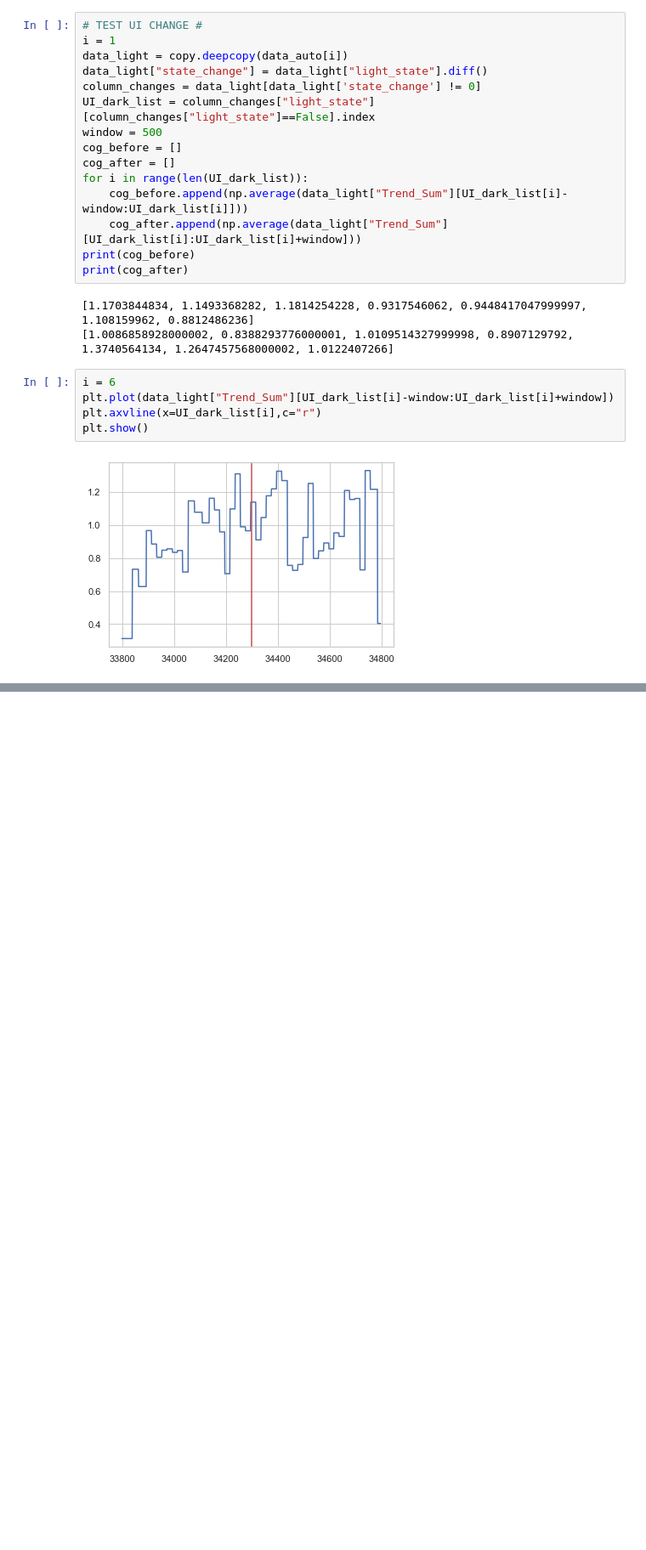
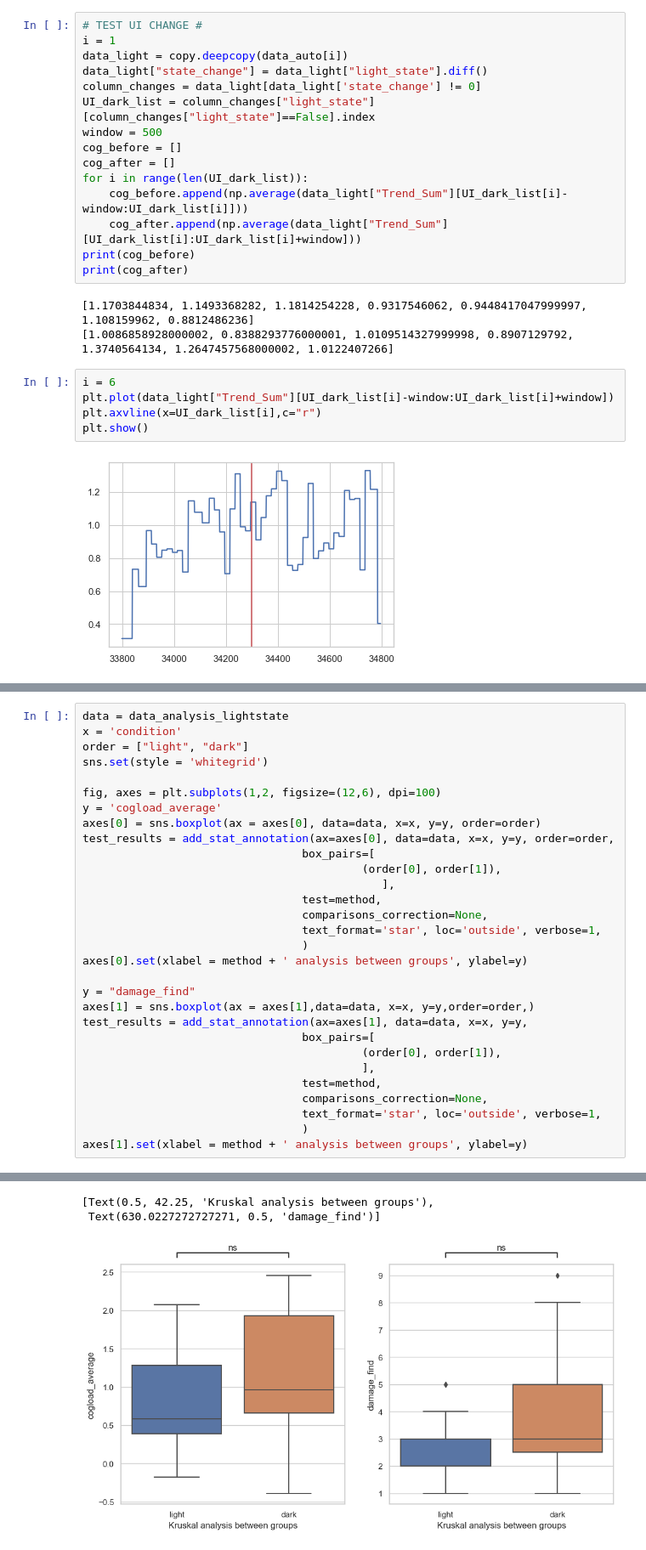
Before and after one commit to Tianyu-Zhou/NIST_Way_Finding, a Jupyter notebook: nist.ipynb, the cells around one changed output, grey strips where cells are left out. Shown at 85% size. Saved outputs shown, nothing was run; the diff lists cells and outputs as text; blank space fills up the shorter version.

```diff
--- a/nist.ipynb
+++ b/nist.ipynb
@@ -262,0 +295,31 @@ dtype: float64
+# %%
+data = data_analysis_lightstate
+x = 'condition'
+order = ["light", "dark"]
+sns.set(style = 'whitegrid')
+
+fig, axes = plt.subplots(1,2, figsize=(12,6), dpi=100)
+y = 'cogload_average'
+axes[0] = sns.boxplot(ax = axes[0], data=data, x=x, y=y, order=order)
+test_results = add_stat_annotation(ax=axes[0], data=data, x=x, y=y, order=order,
+                                 box_pairs=[
+                                          (order[0], order[1]),
+                                             ],
+                                 test=method,
+                                 comparisons_correction=None,
+                                 text_format='star', loc='outside', verbose=1,
+                                 )
+axes[0].set(xlabel = method + ' analysis between groups', ylabel=y)
+
+y = "damage_find"
+axes[1] = sns.boxplot(ax = axes[1],data=data, x=x, y=y,order=order,)
+test_results = add_stat_annotation(ax=axes[1], data=data, x=x, y=y,
+                                 box_pairs=[
+                                          (order[0], order[1]),
+                                          ],
+                                 test=method,
+                                 comparisons_correction=None,
+                                 text_format='star', loc='outside', verbose=1,
+                                 )
+axes[1].set(xlabel = method + ' analysis between groups', ylabel=y)
+# %% [output]
@@ -262,0 +342,3 @@ dtype: float64
+[Text(0.5, 42.25, 'Kruskal analysis between groups'),
+ Text(630.0227272727271, 0.5, 'damage_find')]
+[figure, added]
```
Also changed, not shown: parts of 22 cells of this notebook.
